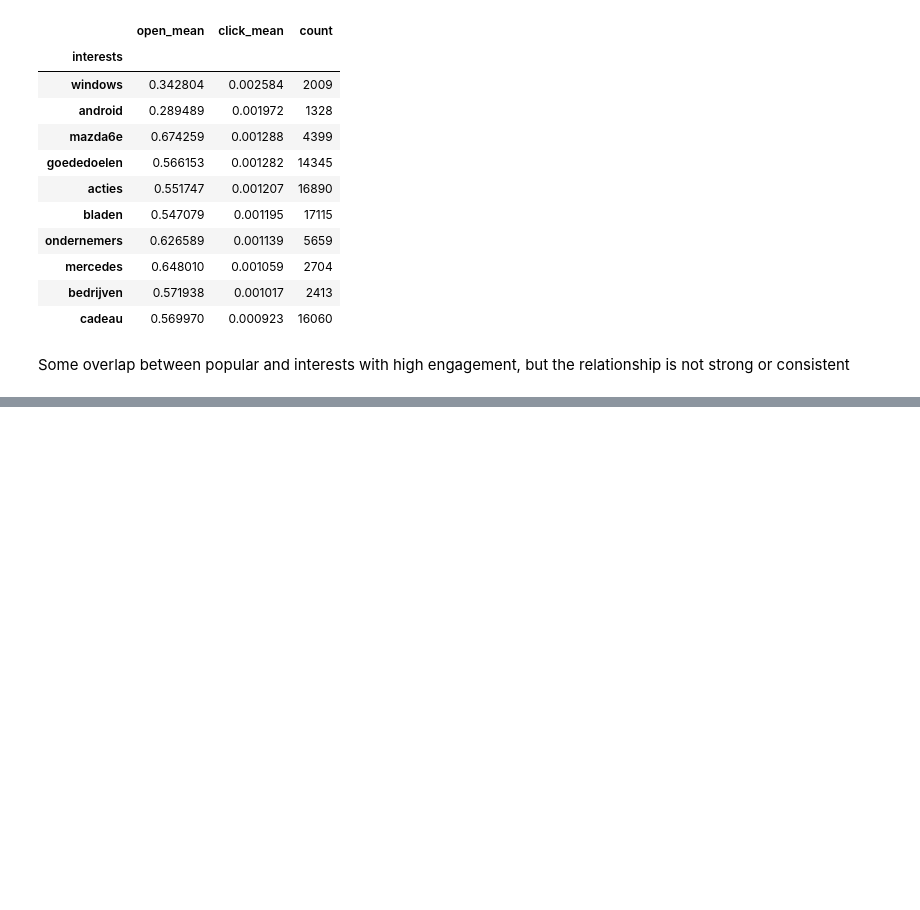
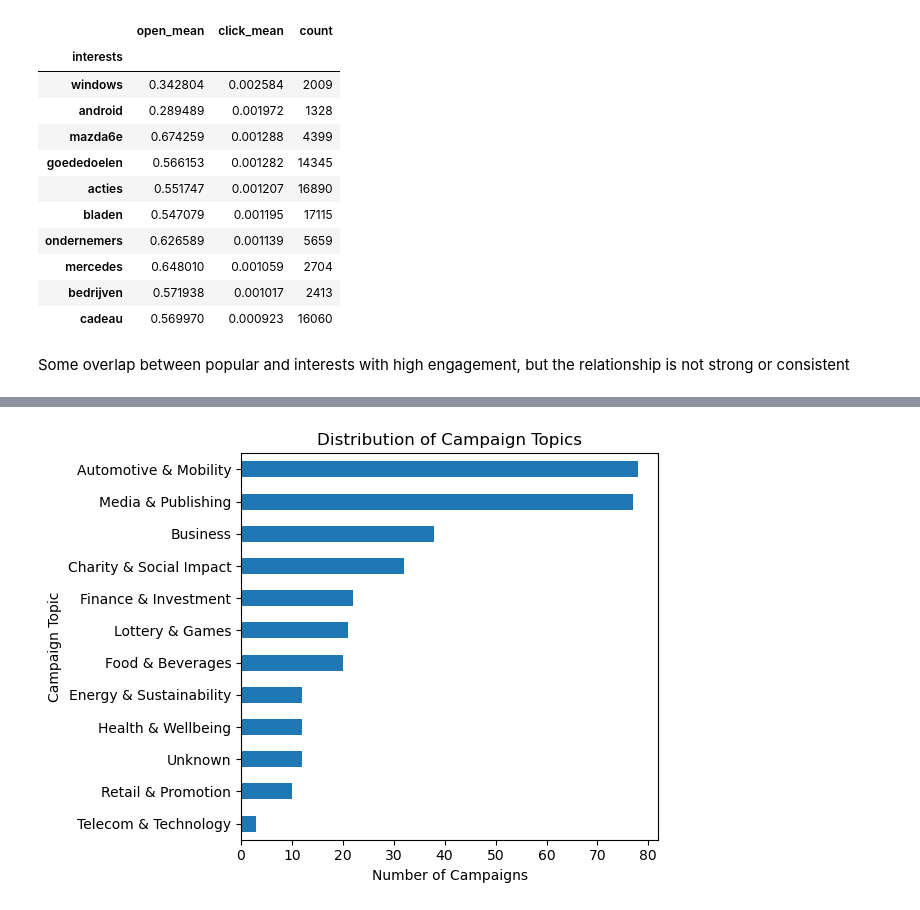
Before and after one commit to giadauva/OMG-Thesis, a Jupyter notebook: Thesis_OMG analysis.ipynb, the cells around one changed output, grey strips where cells are left out. Drawn from its saved outputs; the diff is of its cells as text; code cells hidden in the pictures; blank space fills up the shorter version.

```diff
--- a/Thesis_OMG analysis.ipynb
+++ b/Thesis_OMG analysis.ipynb
@@ -1559,0 +1565,7 @@ frequency_group
+# %%
+# create campaign topic table
+df_campaigns = df2.copy()
+campaign_topics = df_campaigns[['mailing_id', 'mailing_info', 'subject_line', 'preheader']].copy()
+
+# drop duplicates
+campaign_topics = campaign_topics.drop_duplicates(subset = ['mailing_id'])
@@ -1559,0 +1585,9 @@ frequency_group
+# %%
+# add classification column
+campaign_topics['main_topic'] = ''
+# %%
+# combine mailing info, subject line, preheader
+campaign_topics['combined_info'] = (
+    campaign_topics['mailing_info'].fillna('') + '' +
+    campaign_topics['subject_line'].fillna('') + '' +
+    campaign_topics['preheader'].fillna(''))
@@ -1559,0 +2048,13 @@ frequency_group
+# %%
+# plot
+
+topic_counts = campaign_topics['main_topic'].value_counts().sort_values()
+
+topic_counts.plot(kind='barh')
+plt.title('Distribution of Campaign Topics')
+plt.xlabel('Number of Campaigns')
+plt.ylabel('Campaign Topic')
+plt.tight_layout()
+plt.show()
+# %% [output]
+[figure, added]
```
Also changed, not shown: parts of 293 cells of this notebook.
